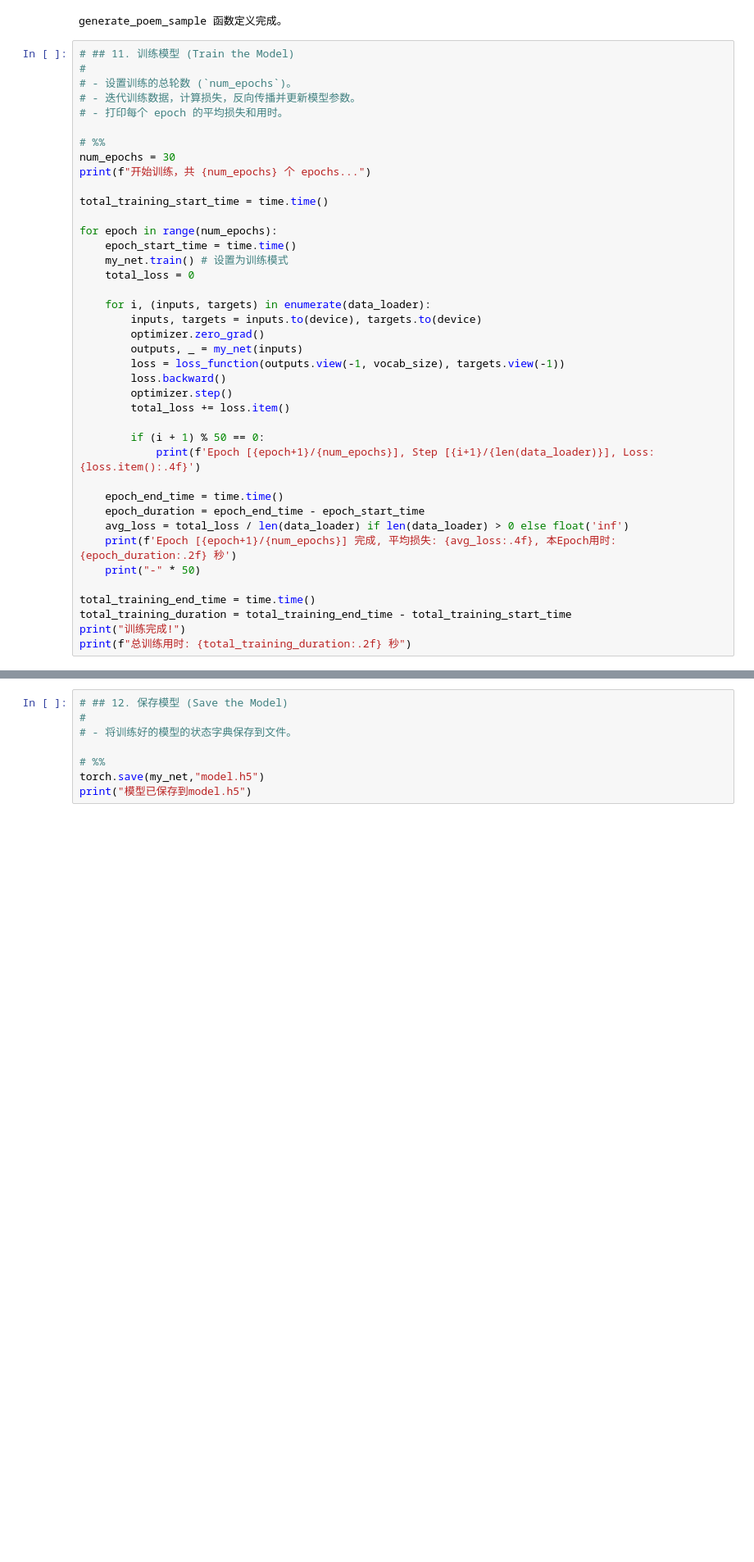
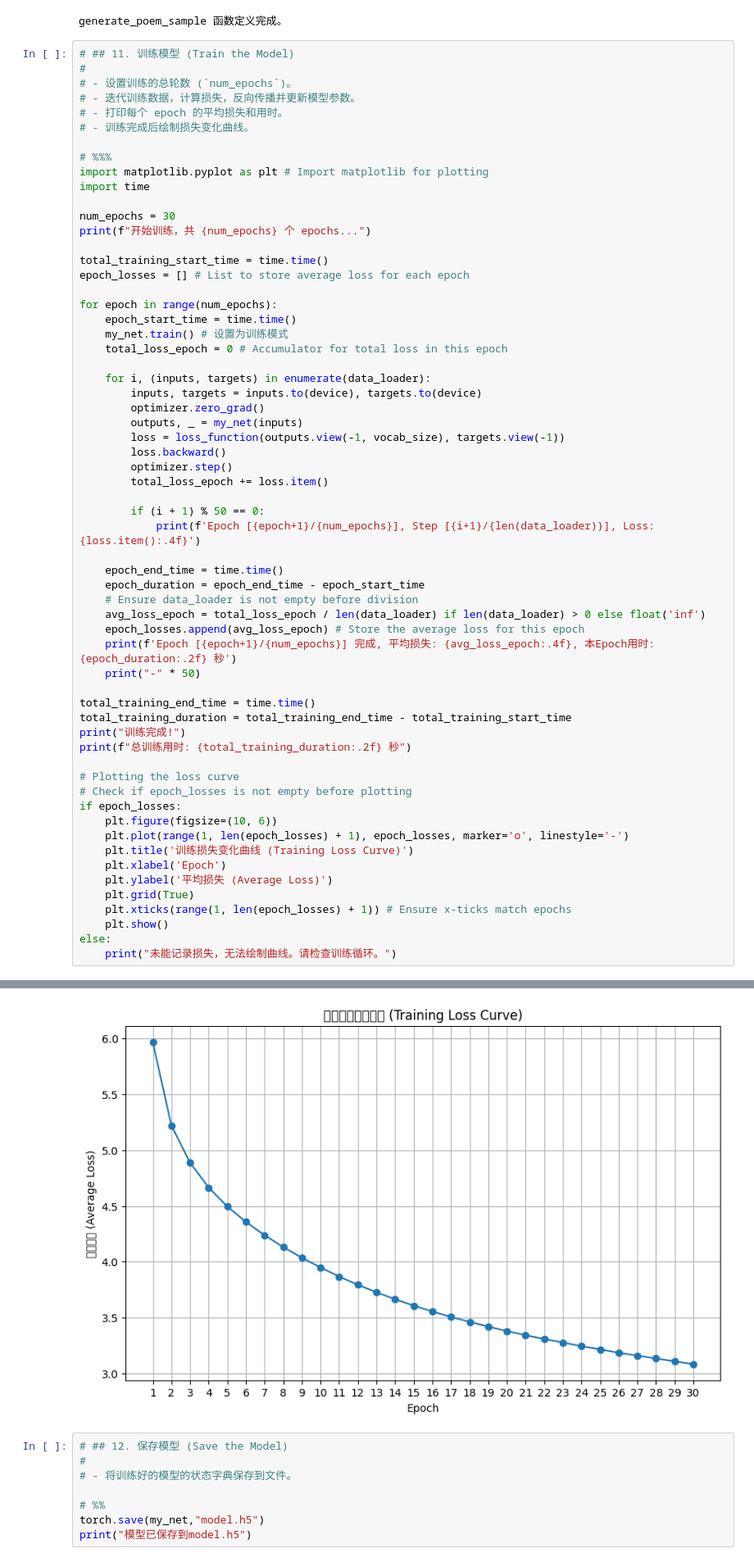
Before and after one commit to Haoyan-collab/CQU-NLP-2022, a Jupyter notebook: 实验三/实验三code/PoemsLSTM.ipynb, the cells around one changed output, grey strips where cells are left out. Shown at 82% size. Saved outputs shown, nothing was run; the diff lists cells and outputs as text; blank space fills up the shorter version.

```diff
--- a/实验三/实验三code/PoemsLSTM.ipynb
+++ b/实验三/实验三code/PoemsLSTM.ipynb
@@ -319,17 +318,22 @@ generate_poem_sample 函数定义完成。
 # - 设置训练的总轮数 (`num_epochs`)。
 # - 迭代训练数据，计算损失，反向传播并更新模型参数。
 # - 打印每个 epoch 的平均损失和用时。
+# - 训练完成后绘制损失变化曲线。
 
-# %%
+# %%%
+import matplotlib.pyplot as plt # Import matplotlib for plotting
+import time
+
 num_epochs = 30
 print(f"开始训练，共 {num_epochs} 个 epochs...")
 
 total_training_start_time = time.time()
+epoch_losses = [] # List to store average loss for each epoch
 
 for epoch in range(num_epochs):
     epoch_start_time = time.time()
     my_net.train() # 设置为训练模式
-    total_loss = 0
+    total_loss_epoch = 0 # Accumulator for total loss in this epoch
 
     for i, (inputs, targets) in enumerate(data_loader):
         inputs, targets = inputs.to(device), targets.to(device)
@@ -338,20 +342,36 @@ for epoch in range(num_epochs):
         loss = loss_function(outputs.view(-1, vocab_size), targets.view(-1))
         loss.backward()
         optimizer.step()
-        total_loss += loss.item()
+        total_loss_epoch += loss.item()
 
         if (i + 1) % 50 == 0:
             print(f'Epoch [{epoch+1}/{num_epochs}], Step [{i+1}/{len(data_loader)}], Loss: {loss.item():.4f}')
 
     epoch_end_time = time.time()
     epoch_duration = epoch_end_time - epoch_start_time
-    avg_loss = total_loss / len(data_loader) if len(data_loader) > 0 else float('inf')
-    print(f'Epoch [{epoch+1}/{num_epochs}] 完成, 平均损失: {avg_loss:.4f}, 本Epoch用时: {epoch_duration:.2f} 秒')
+    # Ensure data_loader is not empty before division
+    avg_loss_epoch = total_loss_epoch / len(data_loader) if len(data_loader) > 0 else float('inf')
+    epoch_losses.append(avg_loss_epoch) # Store the average loss for this epoch
+    print(f'Epoch [{epoch+1}/{num_epochs}] 完成, 平均损失: {avg_loss_epoch:.4f}, 本Epoch用时: {epoch_duration:.2f} 秒')
     print("-" * 50)
 
 total_training_end_time = time.time()
 total_training_duration = total_training_end_time - total_training_start_time
 print("训练完成!")
 print(f"总训练用时: {total_training_duration:.2f} 秒")
+
+# Plotting the loss curve
+# Check if epoch_losses is not empty before plotting
+if epoch_losses:
+    plt.figure(figsize=(10, 6))
+    plt.plot(range(1, len(epoch_losses) + 1), epoch_losses, marker='o', linestyle='-')
+    plt.title('训练损失变化曲线 (Training Loss Curve)')
+    plt.xlabel('Epoch')
+    plt.ylabel('平均损失 (Average Loss)')
+    plt.grid(True)
+    plt.xticks(range(1, len(epoch_losses) + 1)) # Ensure x-ticks match epochs
+    plt.show()
+else:
+    print("未能记录损失，无法绘制曲线。请检查训练循环。")
 # %% [output]
 开始训练，共 30 个 epochs...
@@ -374,3 +394,4 @@ Epoch [30/30] 完成, 平均损失: 3.0569, 本Epoch用时: 289.78 秒
+[figure, added]
 # %%
 # ## 12. 保存模型 (Save the Model)
 #
```
Also changed, not shown: parts of 4 cells of this notebook, 1 other file.
